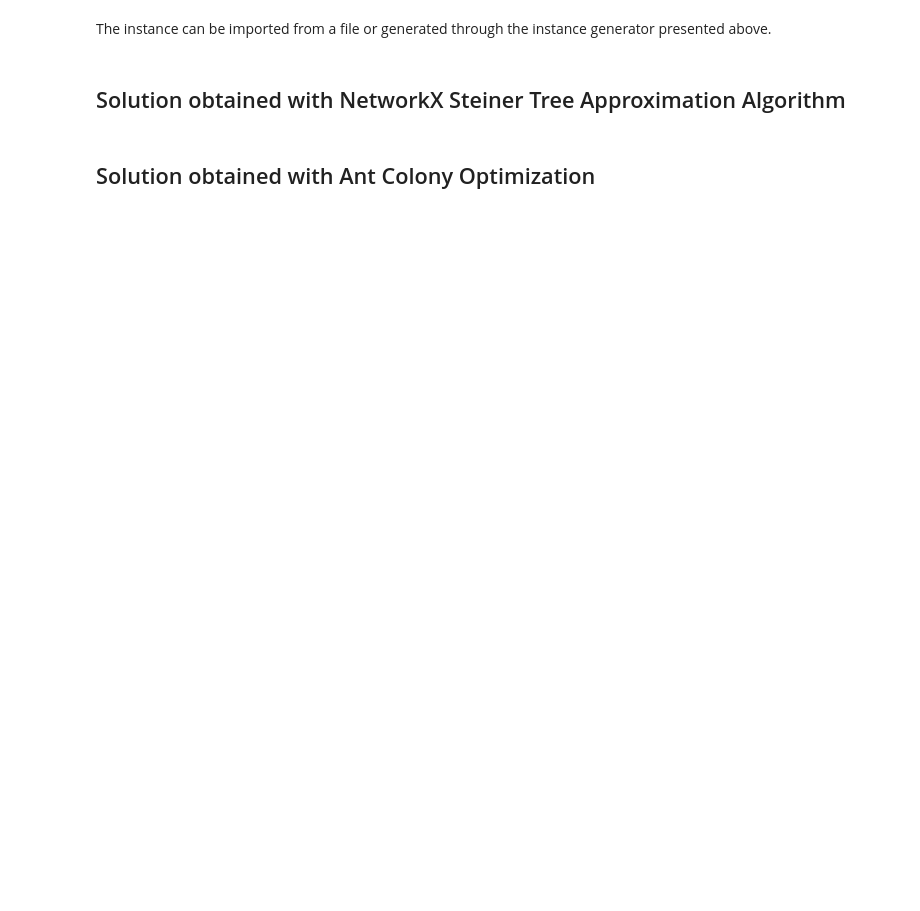
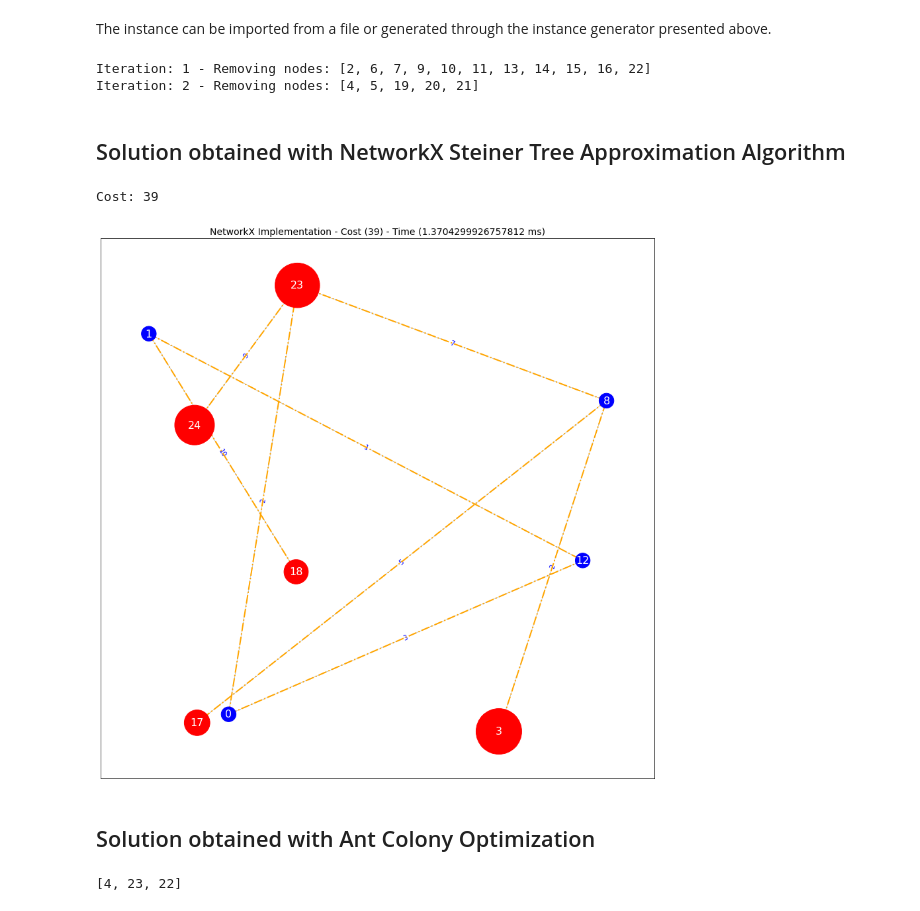
Before and after one commit to viniciusdsmello/prize-collecting-steiner-tree, a Jupyter notebook: notebooks/experiments_aco.ipynb, the cells around one changed output. Drawn from its saved outputs; the diff is of its cells as text; code cells hidden in the pictures; blank space fills up the shorter version.

```diff
--- a/notebooks/experiments_aco.ipynb
+++ b/notebooks/experiments_aco.ipynb
@@ -42,25 +45,3 @@ stp = stp_reader.parser(filename='../data/instances/stp/C01-A.stp')
 stp = SteinerTreeProblem(graph=G, terminals=terminals)
 # %%
 from pcstp.solver.base import computes_steiner_cost
-# %%
-def preprocessing(graph: nx.Graph, terminals: set) -> Tuple[nx.Graph, Set[int]]:
-    """Pre-Processing Function applied to Instace Graph in order to reduce complexity.
-
-    It removes nodes with degree less or equal that are not terminal nodes
-
-    Args:
-        graph (nx.Graph): Instance graph
-        terminals (set): Set of terminal nodes
-
-    Returns:
-        Tuple[nx.Graph, Set[int]]: Returns a processed version of Instance Graph and its terminals
-    """
-    final_graph = graph.copy()
-    nodes_to_remove = [
-        int(node) for node, degree in dict(graph.degree()).items()
-        if degree <= 1 and node not in terminals
-    ]
-    print(f'Removing nodes: {nodes_to_remove}')
-    final_graph.remove_nodes_from(nodes_to_remove)
-
-    return final_graph, terminals
@@ -67,5 +50,8 @@ def preprocessing(graph: nx.Graph, terminals: set) -> Tuple[nx.Graph, Set[int]]:
 # %%
 G, terminals = preprocessing(stp.graph, stp.terminals)
+# %% [output]
+Iteration: 1 - Removing nodes: [2, 6, 7, 9, 10, 11, 13, 14, 15, 16, 22]
+Iteration: 2 - Removing nodes: [4, 5, 19, 20, 21]
 # %%
 stp_preprocessed = SteinerTreeProblem(graph=G, terminals=terminals)
 # %% [markdown]
@@ -82,17 +68,25 @@ nx_steiner_tree = nx.algorithms.approximation.steinertree.steiner_tree(
 networkx_duration = time.time() - start_time
 networkx_cost = computes_steiner_cost(G, nx_steiner_tree, terminals)
 print(f'Cost: {networkx_cost}')
+# %% [output]
+Cost: 39
 # %%
 draw_steiner_graph(
-    stp.graph,
+    stp_preprocessed.graph,
     steiner_graph=nx_steiner_tree,
     plot_title=f'NetworkX Implementation - Cost ({networkx_cost}) - Time ({networkx_duration * 1000} ms)',
     node_label='name'
 )
+# %% [output]
+[figure, added]
 # %% [markdown]
 ## Solution obtained with Ant Colony Optimization
 # %%
 from pcstp.solver.aco import AntColony
+# %%
+list(stp.graph.neighbors(24))
+# %% [output]
+[4, 23, 22]
 # %%
 # %%timeit -n 100
 
```
Also changed, not shown: parts of 3 cells of this notebook, 4 other files.
